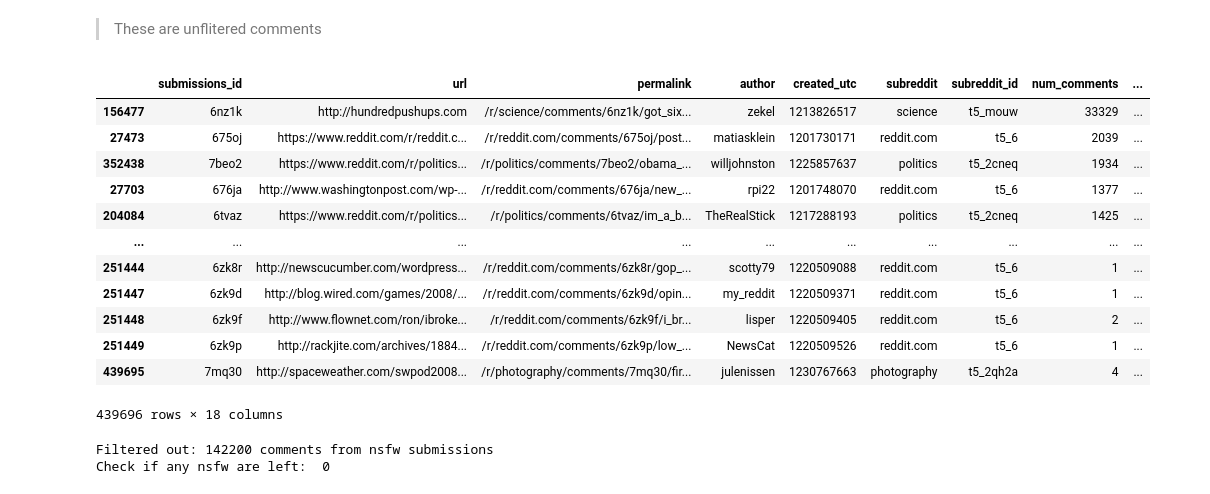
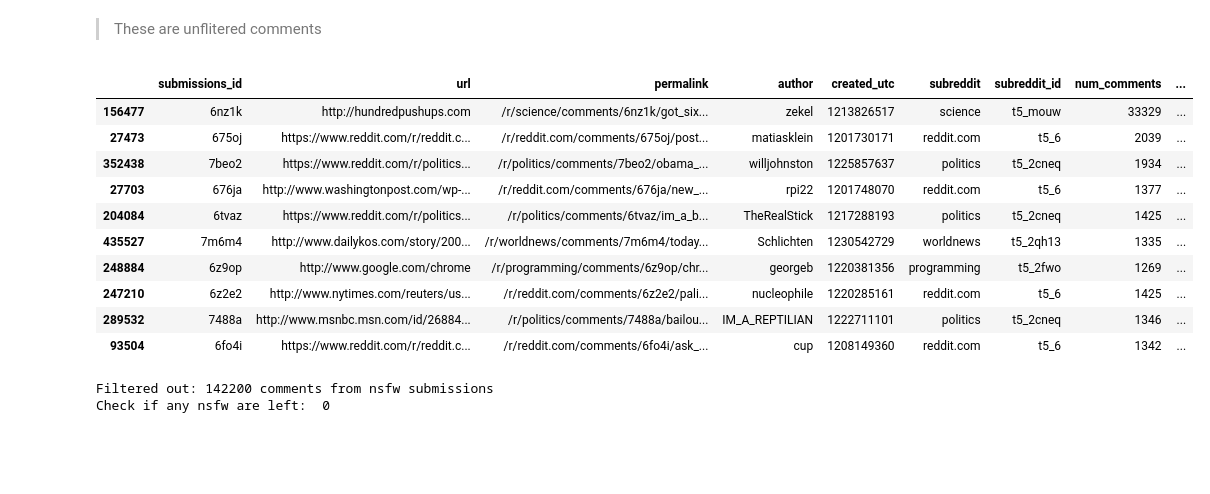
Before and after one commit to milicevicMarko/Reddit2008-Analysis, a Jupyter notebook: Static analysis.ipynb, the cells around one changed output. Saved outputs shown, nothing was run; the diff lists cells and outputs as text; code cells hidden in the pictures; blank space fills up the shorter version.

```diff
--- a/Static analysis.ipynb
+++ b/Static analysis.ipynb
@@ -212,21 +212,19 @@ comments_submissions
 # %%
 sfw_comments = pd.merge(submissions[submissions["over_18"] == False], comments_submissions, how="inner", left_on="submissions_id", right_on="link_id")
 sfw_comments = sfw_comments.sort_values(by="counts", ascending=False)
-sfw_comments
+sfw_comments.iloc[:10]
 # %% [output]
 |  | submissions_id | url | permalink | author | created_utc | subreddit | subreddit_id | num_comments | ... |
 | 156477 | 6nz1k | http://hundredpushups.com | /r/science/comments/6nz1k/got_six... | zekel | 1213826517 | science | t5_mouw | 33329 | ... |
 | 27473 | 675oj | https://www.reddit.com/r/reddit.c... | /r/reddit.com/comments/675oj/post... | matiasklein | 1201730171 | reddit.com | t5_6 | 2039 | ... |
 | 352438 | 7beo2 | https://www.reddit.com/r/politics... | /r/politics/comments/7beo2/obama_... | willjohnston | 1225857637 | politics | t5_2cneq | 1934 | ... |
 | 27703 | 676ja | http://www.washingtonpost.com/wp-... | /r/reddit.com/comments/676ja/new_... | rpi22 | 1201748070 | reddit.com | t5_6 | 1377 | ... |
 | 204084 | 6tvaz | https://www.reddit.com/r/politics... | /r/politics/comments/6tvaz/im_a_b... | TheRealStick | 1217288193 | politics | t5_2cneq | 1425 | ... |
-| ... | ... | ... | ... | ... | ... | ... | ... | ... | ... |
-| 251444 | 6zk8r | http://newscucumber.com/wordpress... | /r/reddit.com/comments/6zk8r/gop_... | scotty79 | 1220509088 | reddit.com | t5_6 | 1 | ... |
-| 251447 | 6zk9d | http://blog.wired.com/games/2008/... | /r/reddit.com/comments/6zk9d/opin... | my_reddit | 1220509371 | reddit.com | t5_6 | 1 | ... |
-| 251448 | 6zk9f | http://www.flownet.com/ron/ibroke... | /r/reddit.com/comments/6zk9f/i_br... | lisper | 1220509405 | reddit.com | t5_6 | 2 | ... |
-| 251449 | 6zk9p | http://rackjite.com/archives/1884... | /r/reddit.com/comments/6zk9p/low_... | NewsCat | 1220509526 | reddit.com | t5_6 | 1 | ... |
-| 439695 | 7mq30 | http://spaceweather.com/swpod2008... | /r/photography/comments/7mq30/fir... | julenissen | 1230767663 | photography | t5_2qh2a | 4 | ... |
+| 435527 | 7m6m4 | http://www.dailykos.com/story/200... | /r/worldnews/comments/7m6m4/today... | Schlichten | 1230542729 | worldnews | t5_2qh13 | 1335 | ... |
+| 248884 | 6z9op | http://www.google.com/chrome | /r/programming/comments/6z9op/chr... | georgeb | 1220381356 | programming | t5_2fwo | 1269 | ... |
+| 247210 | 6z2e2 | http://www.nytimes.com/reuters/us... | /r/reddit.com/comments/6z2e2/pali... | nucleophile | 1220285161 | reddit.com | t5_6 | 1425 | ... |
+| 289532 | 7488a | http://www.msnbc.msn.com/id/26884... | /r/politics/comments/7488a/bailou... | IM_A_REPTILIAN | 1222711101 | politics | t5_2cneq | 1346 | ... |
+| 93504 | 6fo4i | https://www.reddit.com/r/reddit.c... | /r/reddit.com/comments/6fo4i/ask_... | cup | 1208149360 | reddit.com | t5_6 | 1342 | ... |
-439696 rows × 18 columns
 # %%
 print(f"Filtered out: {comments_submissions.shape[0] - sfw_comments.shape[0]} comments from nsfw submissions")
 print("Check if any nsfw are left: ", sfw_comments[sfw_comments["over_18"]==True].shape[0])
```
